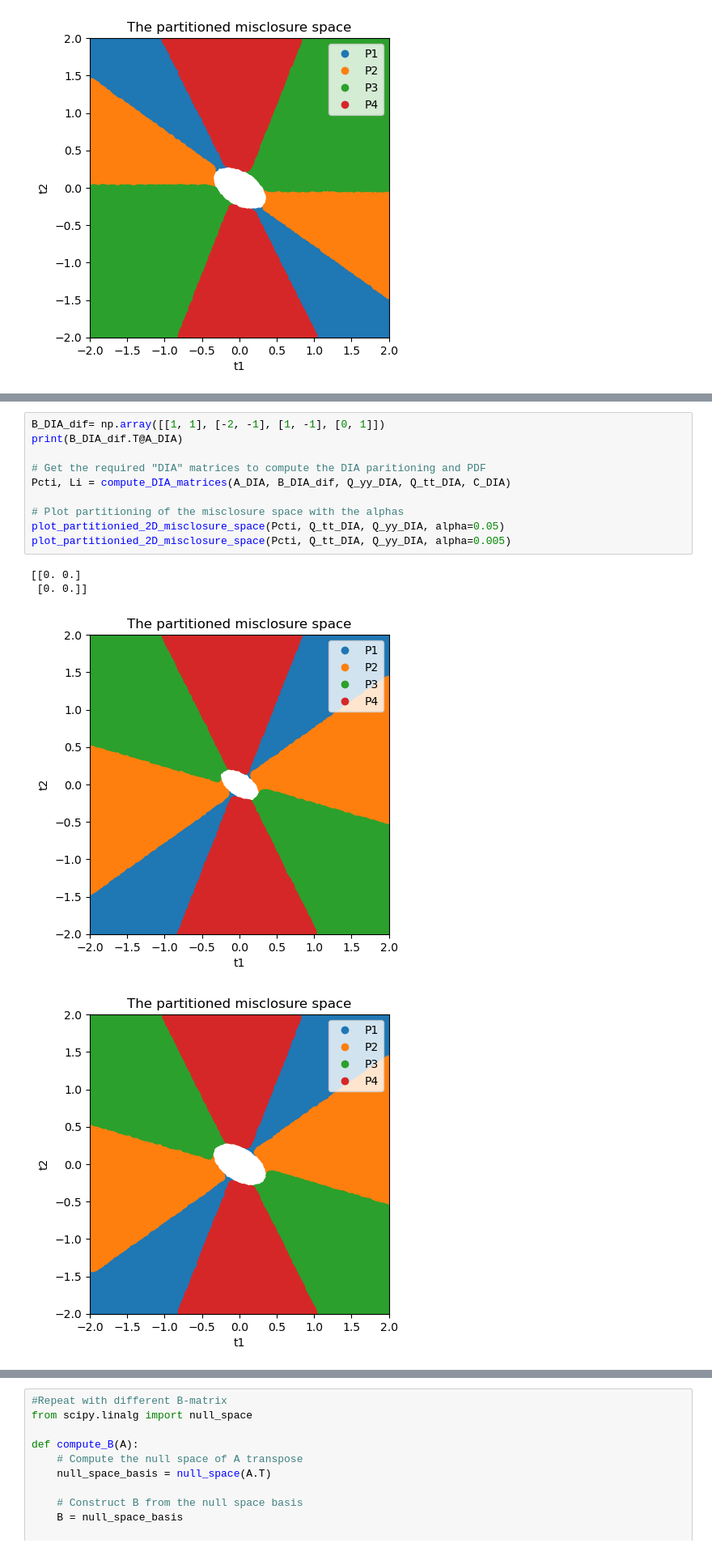
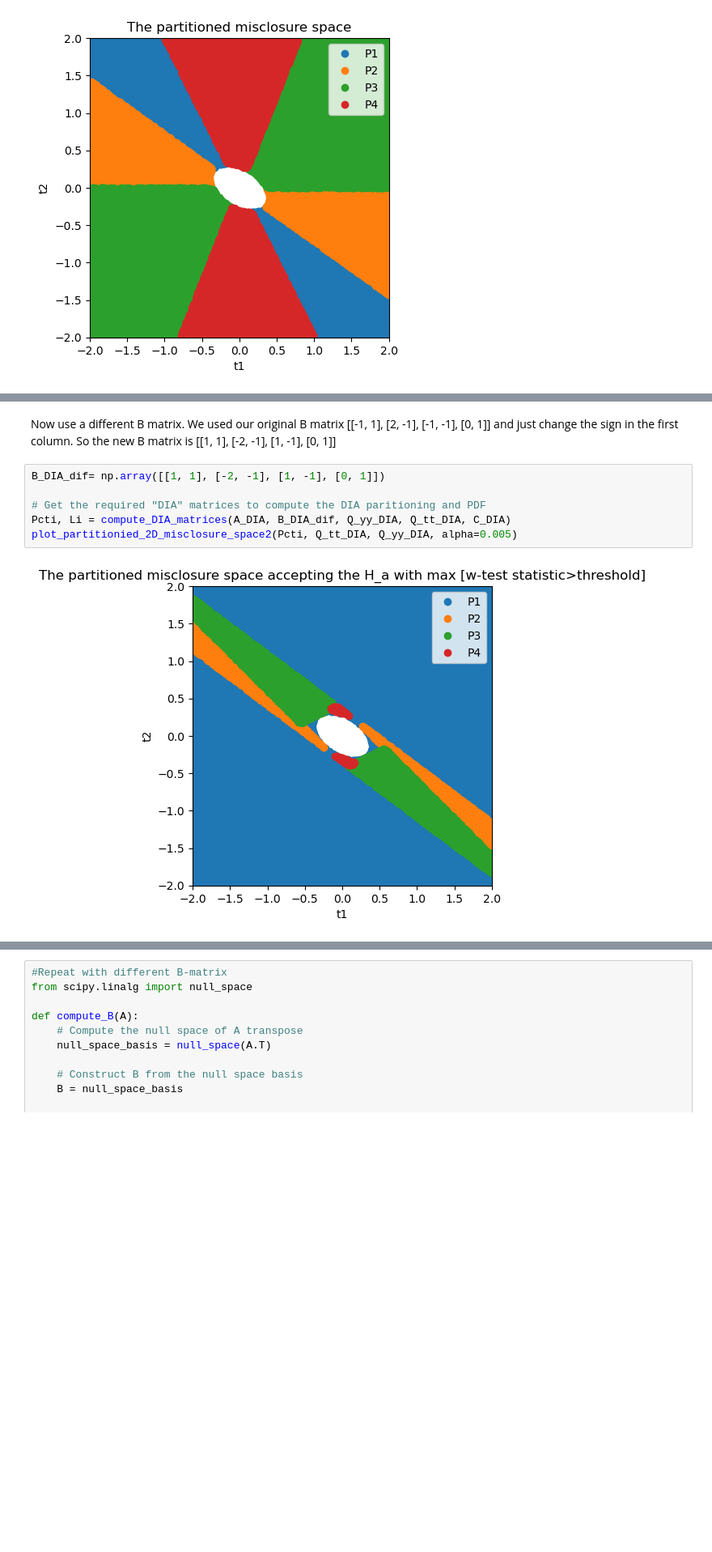
Before and after one commit to ICSlingerland/Geo-Data-Analysis, a Jupyter notebook: Unit-HoekvanHolland/Notebook 1.ipynb, the cells around one changed output, grey strips where cells are left out. Shown at 81% size. Cells and saved outputs as stored; diff of their text form; blank space fills up the shorter version.

Commit message:
added changed disclocure_plot and anwsers

```diff
--- a/Unit-HoekvanHolland/Notebook 1.ipynb
+++ b/Unit-HoekvanHolland/Notebook 1.ipynb
@@ -995,15 +1093,11 @@ plot_partitionied_2D_misclosure_space(Pcti, Q_tt_DIA, Q_yy_DIA, alpha=0.005)
+# %% [markdown]
+Now use a different B matrix. We used our original B matrix [[-1, 1], [2, -1], [-1, -1], [0, 1]] and just change the sign in the first column.
+So the new B matrix is [[1, 1], [-2, -1], [1, -1], [0, 1]]
 # %%
 B_DIA_dif= np.array([[1, 1], [-2, -1], [1, -1], [0, 1]])
-print(B_DIA_dif.T@A_DIA)
 
 # Get the required "DIA" matrices to compute the DIA paritioning and PDF
 Pcti, Li = compute_DIA_matrices(A_DIA, B_DIA_dif, Q_yy_DIA, Q_tt_DIA, C_DIA)
-
-# Plot partitioning of the misclosure space with the alphas
-plot_partitionied_2D_misclosure_space(Pcti, Q_tt_DIA, Q_yy_DIA, alpha=0.05)
-plot_partitionied_2D_misclosure_space(Pcti, Q_tt_DIA, Q_yy_DIA, alpha=0.005)
+plot_partitionied_2D_misclosure_space2(Pcti, Q_tt_DIA, Q_yy_DIA, alpha=0.005)
 # %% [output]
-[[0. 0.]
- [0. 0.]]
-[figure, old version]
+[figure, new version]
-[figure, removed]
```
Also changed, not shown: parts of 13 cells of this notebook.
